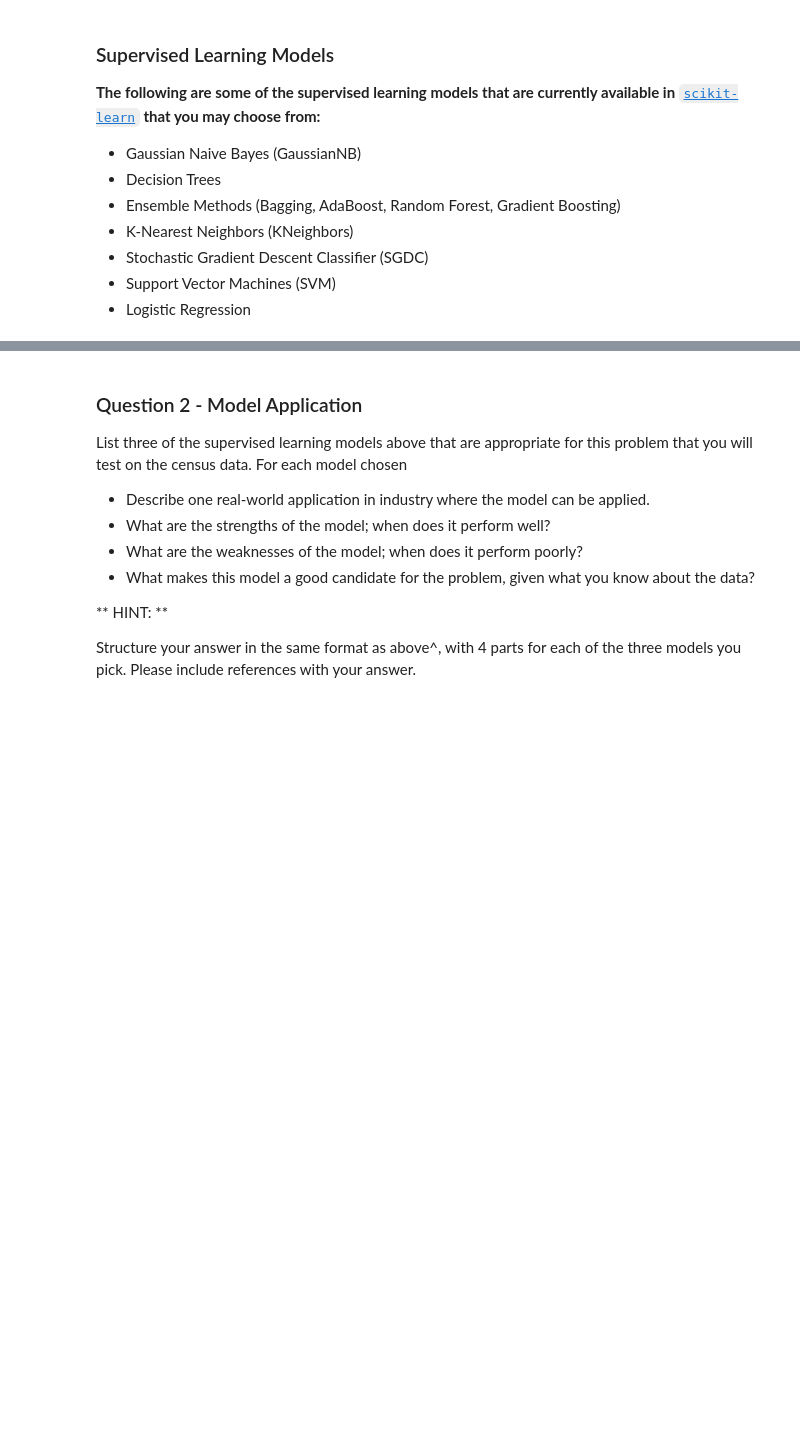
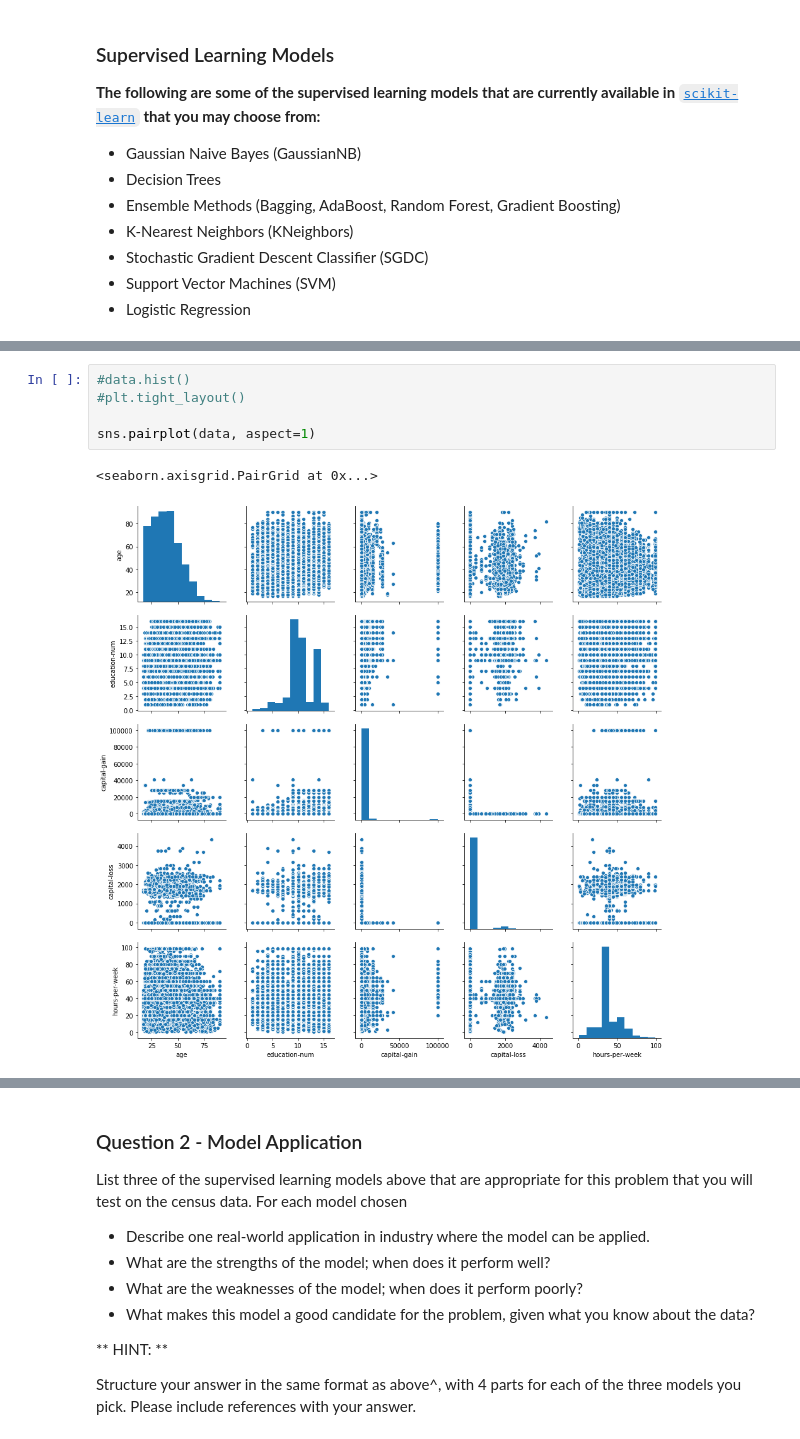
Before and after one commit to volodymyrkhrystynych/UdacityMLE, a Jupyter notebook: projects/p1_charityml/finding_donors.ipynb, the cells around one changed output, grey strips where cells are left out. Cells and saved outputs as stored; diff of their text form; blank space fills up the shorter version.

```diff
--- a/projects/p1_charityml/finding_donors.ipynb
+++ b/projects/p1_charityml/finding_donors.ipynb
@@ -353,0 +366,8 @@ Naive Predictor: [Accuracy score: 0.1986, F-score: 0.2365]
+# %%
+#data.hist()
+#plt.tight_layout()
+
+sns.pairplot(data, aspect=1)
+# %% [output]
+<seaborn.axisgrid.PairGrid at 0x...>
+[figure, added]
```
Also changed, not shown: parts of 7 cells of this notebook.
